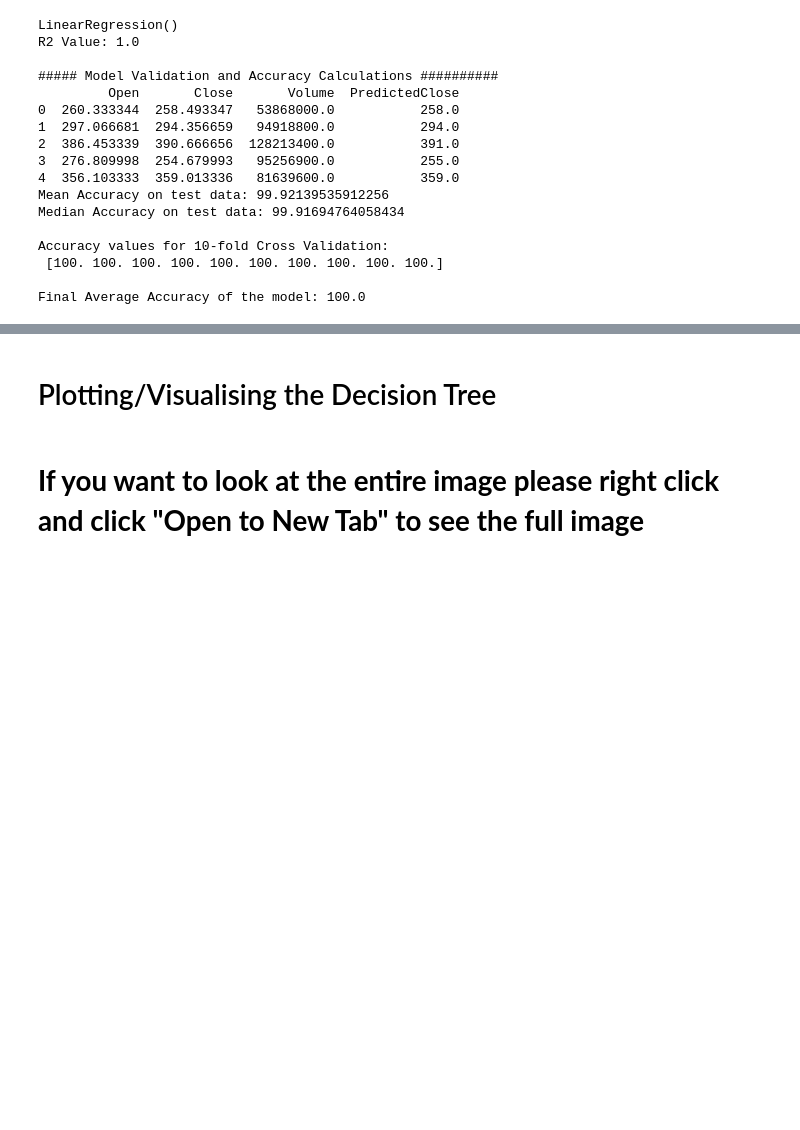
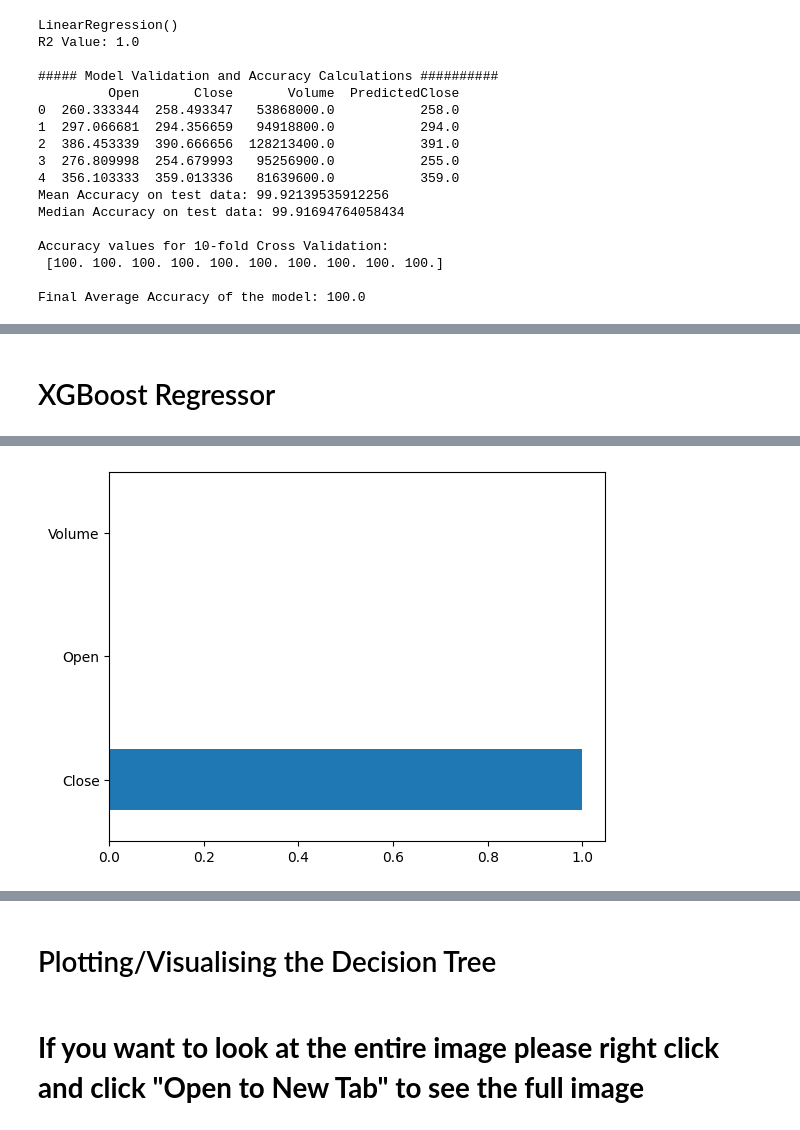
Before and after one commit to Junyoo0706/Machine-Learning-Project, a Jupyter notebook: ST1_Project.ipynb, the cells around one changed output, grey strips where cells are left out. Drawn from its saved outputs; the diff is of its cells as text; code cells hidden in the pictures; blank space fills up the shorter version.

```diff
--- a/ST1_Project.ipynb
+++ b/ST1_Project.ipynb
@@ -539,0 +656,71 @@ Final Average Accuracy of the model: 99.3
+# %% [markdown]
+# XGBoost Regressor
+# %%
+# Xtreme Gradient Boosting (XGBoost)
+from xgboost import XGBRegressor
+RegModel=XGBRegressor(max_depth=2,
+                      learning_rate=0.1,
+                      n_estimators=1000,
+                      objective='reg:linear',
+                      booster='gbtree')
+
+# Printing all the parameters of XGBoost
+print(RegModel)
+
+# Creating the model on Training Data
+XGB=RegModel.fit(X_train,y_train)
+prediction=XGB.predict(X_test)
+
+from sklearn import metrics
+# Measuring Goodness of fit in Training data
+print('R2 Value:',metrics.r2_score(y_train, XGB.predict(X_train)))
+
+# Plotting the feature importance for Top 10 most important columns
+%matplotlib inline
+feature_importances = pd.Series(XGB.feature_importances_, index=Predictors)
+feature_importances.nlargest(10).plot(kind='barh')
+###########################################################################
+print('\n##### Model Validation and Accuracy Calculations ##########')
+
+# Printing some sample values of prediction
+TestingDataResults=pd.DataFrame(data=X_test, columns=Predictors)
+TestingDataResults[TargetVariable]=y_test
+TestingDataResults[('Predicted'+TargetVariable)]=np.round(prediction)
+
+# Printing sample prediction values
+print(TestingDataResults.head())
+
+# Calculating the error for each row
+TestingDataResults['APE']=100 * ((abs(
+  TestingDataResults['Close']-TestingDataResults['PredictedClose']))/TestingDataResults['Close'])
+
+
+MAPE=np.mean(TestingDataResults['APE'])
+MedianMAPE=np.median(TestingDataResults['APE'])
+
+Accuracy =100 - MAPE
+MedianAccuracy=100- MedianMAPE
+print('Mean Accuracy on test data:', Accuracy) # Can be negative sometimes due to outlier
+print('Median Accuracy on test data:', MedianAccuracy)
+
+
+# Defining a custom function to calculate accuracy
+# Make sure there are no zeros in the Target variable if you are using MAPE
+def Accuracy_Score(orig,pred):
+    MAPE = np.mean(100 * (np.abs(orig-pred)/orig))
+    #print('#'*70,'Accuracy:', 100-MAPE)
+    return(100-MAPE)
+
+# Custom Scoring MAPE calculation
+from sklearn.metrics import make_scorer
+custom_Scoring=make_scorer(Accuracy_Score, greater_is_better=True)
+
+# Importing cross validation function from sklearn
+from sklearn.model_selection import cross_val_score
+
+# Running 10-Fold Cross validation on a given algorithm
+# Passing full data X and y because the K-fold will split the data and automatically choose train/test
+Accuracy_Values=cross_val_score(RegModel, X , y, cv=10, scoring=custom_Scoring)
+print('\nAccuracy values for 10-fold Cross Validation:\n',Accuracy_Values)
+print('\nFinal Average Accuracy of the model:', round(Accuracy_Values.mean(),2))
+# %% [output]
@@ -539,0 +744 @@ Final Average Accuracy of the model: 99.3
+[figure, added]
```
Also changed, not shown: parts of 87 cells of this notebook.
